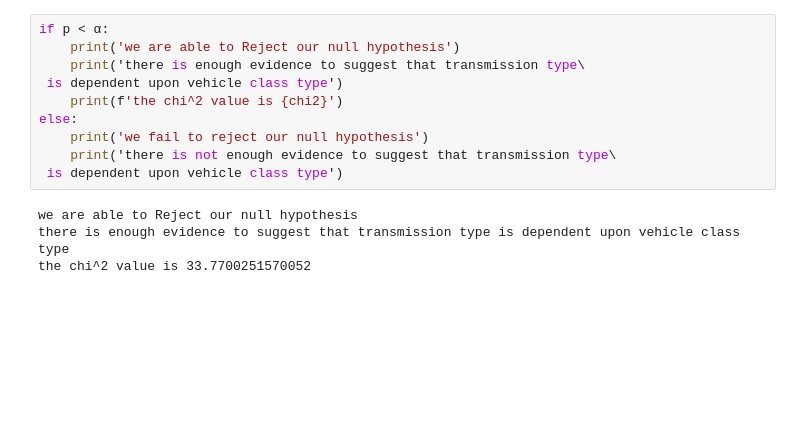
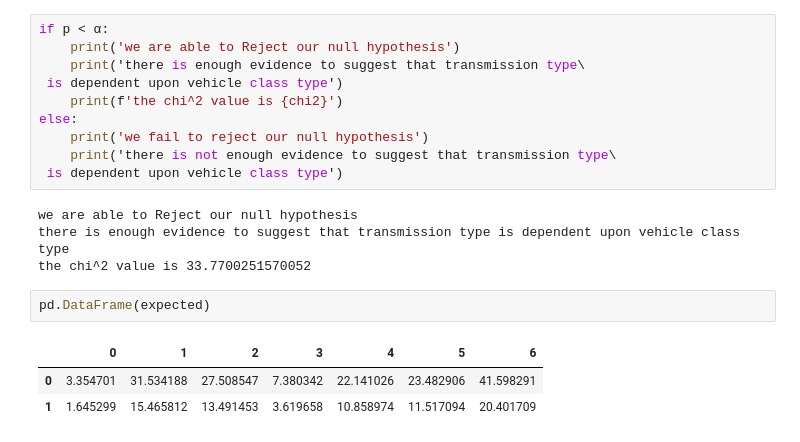
Before and after one commit to Adam-Harris87/statistics-exercises, a Jupyter notebook: hypothesis_testing.ipynb, the cells around one changed output. Cells and saved outputs as stored; diff of their text form; blank space fills up the shorter version.

```diff
--- a/hypothesis_testing.ipynb
+++ b/hypothesis_testing.ipynb
@@ -886,3 +921,9 @@ else:
 we are able to Reject our null hypothesis
 there is enough evidence to suggest that transmission type is dependent upon vehicle class type
 the chi^2 value is 33.7700251570052
+# %%
+pd.DataFrame(expected)
+# %% [output]
+|  | 0 | 1 | 2 | 3 | 4 | 5 | 6 |
+| 0 | 3.354701 | 31.534188 | 27.508547 | 7.380342 | 22.141026 | 23.482906 | 41.598291 |
+| 1 | 1.645299 | 15.465812 | 13.491453 | 3.619658 | 10.858974 | 11.517094 | 20.401709 |
```
Also changed, not shown: parts of 32 cells of this notebook, 2 other files.
